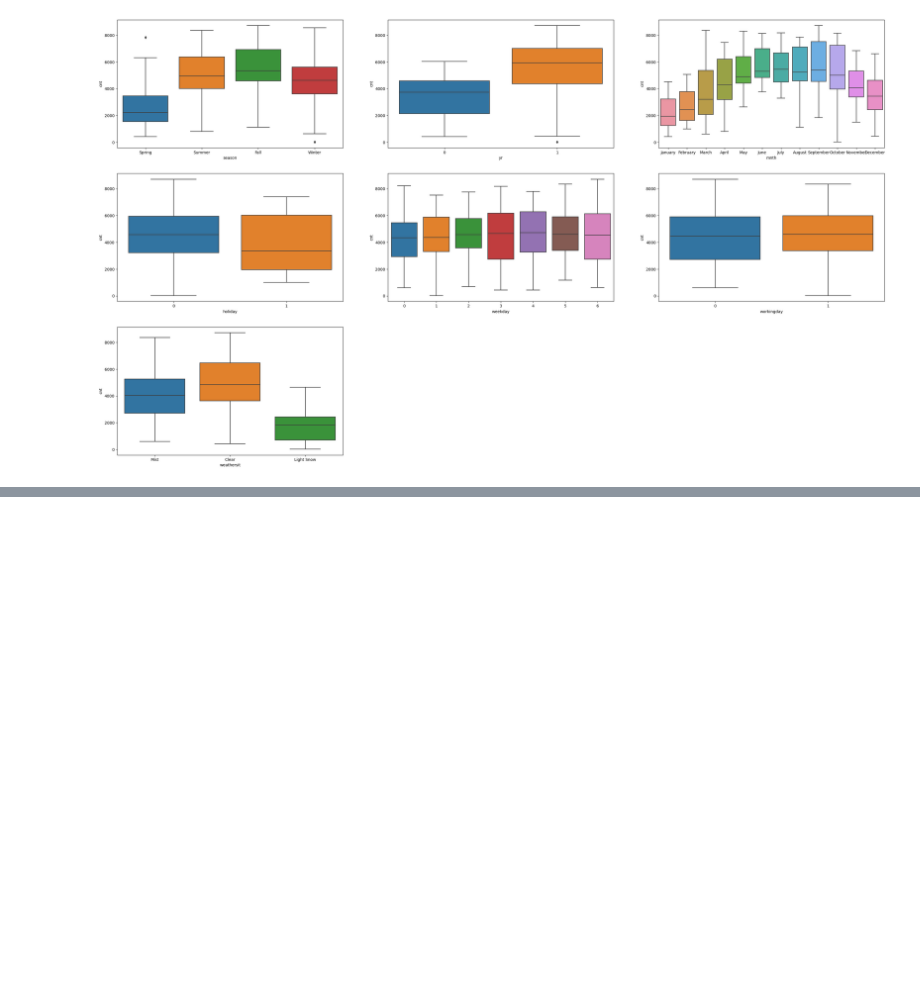
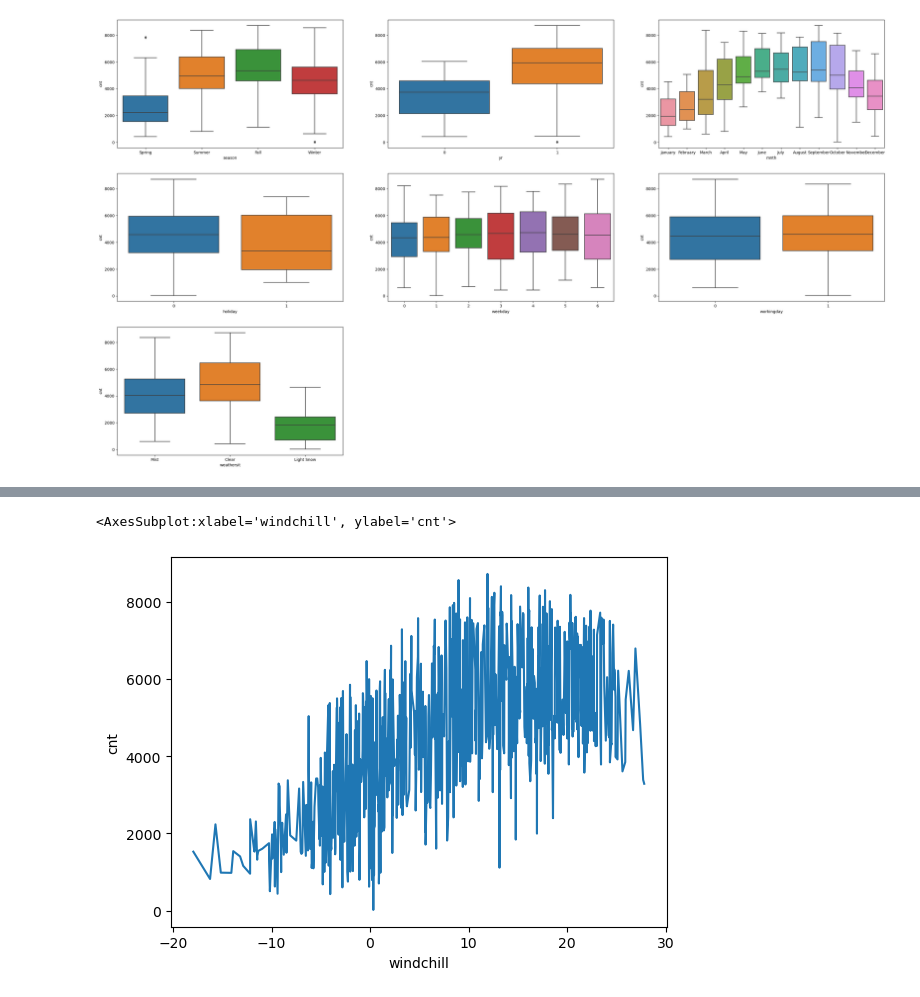
Before and after one commit to edwinttmm/Bike-Sharing-Case-Study, a Jupyter notebook: Untitled.ipynb, the cells around one changed output, grey strips where cells are left out. Cells and saved outputs as stored; diff of their text form; code cells hidden in the pictures; blank space fills up the shorter version.

```diff
--- a/Untitled.ipynb
+++ b/Untitled.ipynb
@@ -196,0 +229,2 @@ plt.show()
+# %%
+bikes.drop(['tempbin','atempbin','humbin','windspeedbin'],axis=1,inplace=True)
@@ -196,0 +253,7 @@ plt.show()
+# %%
+bikes['windchill'] = 35.74 + (0.6215*bikes['temp']) - (35.75*(bikes['windspeed']**0.16)) + ((0.4275*bikes['temp'])*(bikes['windspeed']**0.16))
+# %%
+sns.lineplot(x = 'windchill', y = 'cnt', data = bikes)
+# %% [output]
+<AxesSubplot:xlabel='windchill', ylabel='cnt'>
+[figure, added]
```
Also changed, not shown: parts of 18 cells of this notebook.
